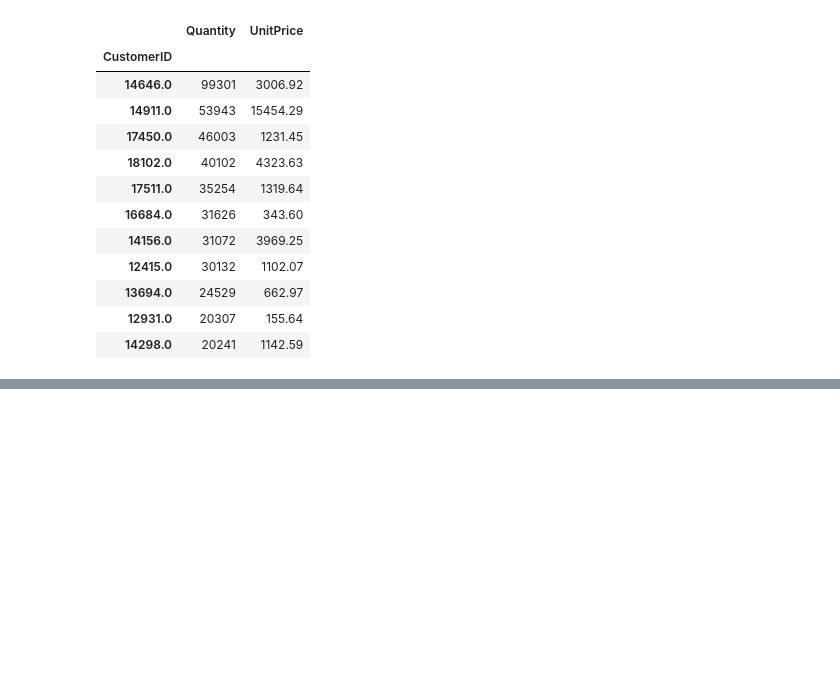
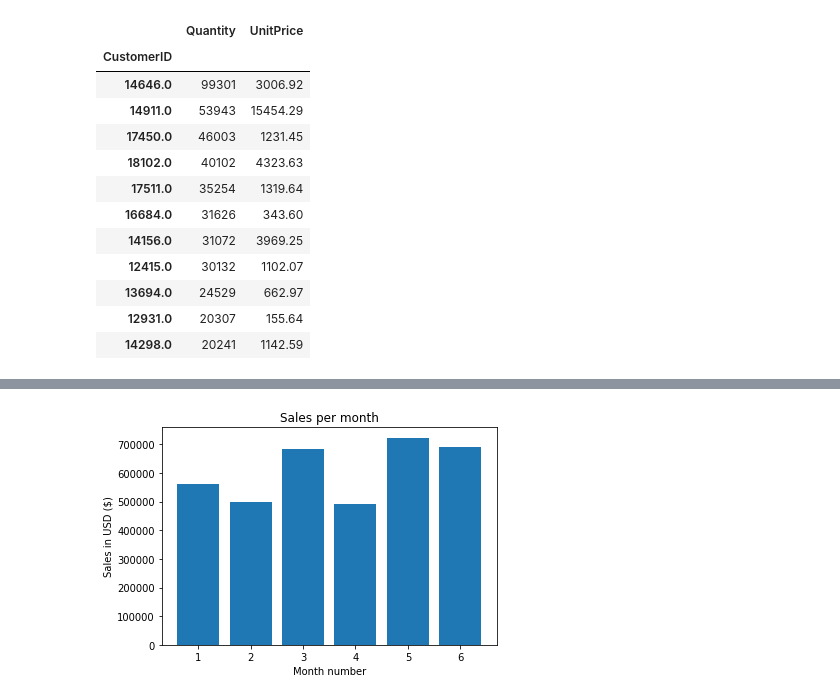
Before and after one commit to georgiev-ventsi/ecommerce-data-analysis, a Jupyter notebook: E-commerce_analysis.ipynb, the cells around one changed output, grey strips where cells are left out. Saved outputs shown, nothing was run; the diff lists cells and outputs as text; code cells hidden in the pictures; blank space fills up the shorter version.

```diff
--- a/E-commerce_analysis.ipynb
+++ b/E-commerce_analysis.ipynb
@@ -488,0 +649,3 @@ make_column_sales(h1_2011)
+# %%
+sales_per_month_h1_2011 = sales_per_month(h1_2011)
+sales_per_month_h1_2011
@@ -488,0 +661,4 @@ make_column_sales(h1_2011)
+# %%
+plot_sales(sales_per_month_h1_2011)
+# %% [output]
+[figure, added]
```
Also changed, not shown: parts of 40 cells of this notebook.
